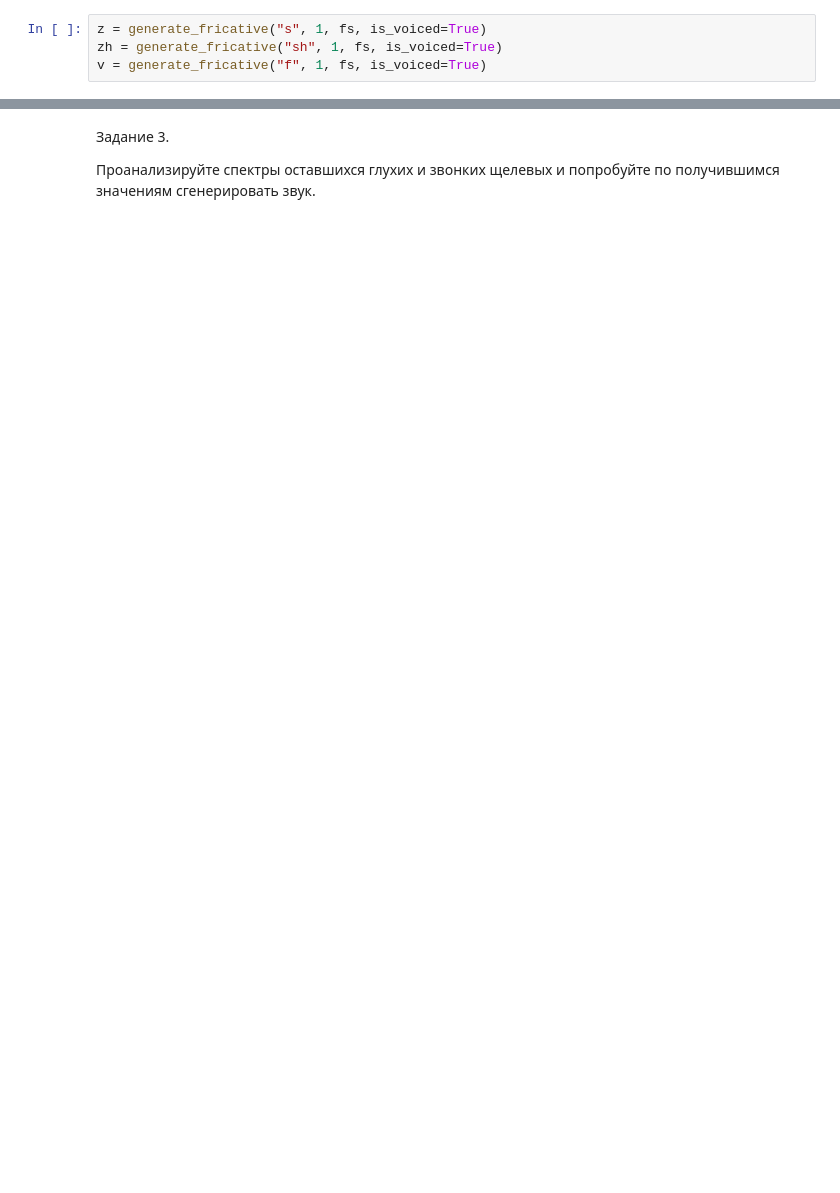
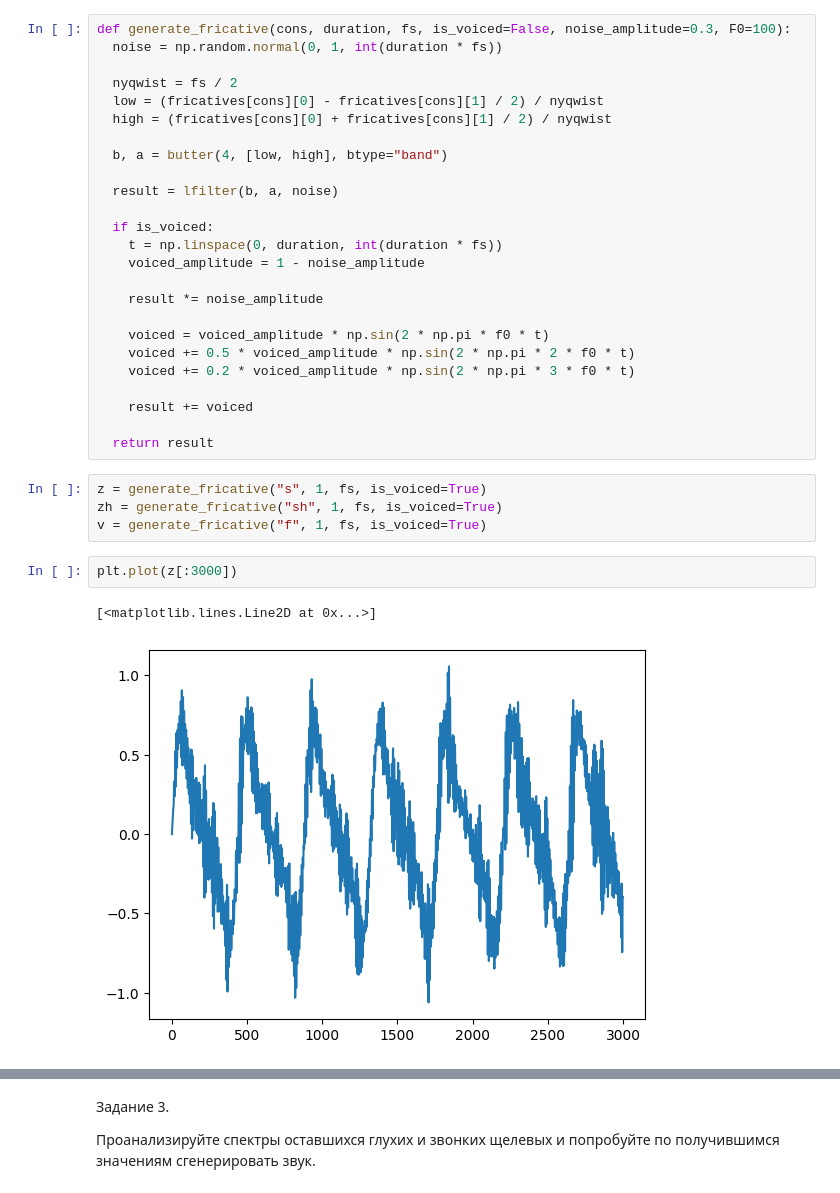
Before and after one commit to phonetics-spbu/phonetics-spbu.github.io, a Jupyter notebook: public/courses/linear_models/ipynb/fricatives.ipynb, the cells around one changed output, grey strips where cells are left out. Cells and saved outputs as stored; diff of their text form; blank space fills up the shorter version.

```diff
--- a/public/courses/linear_models/ipynb/fricatives.ipynb
+++ b/public/courses/linear_models/ipynb/fricatives.ipynb
@@ -68,6 +66,36 @@ def generate_fricative(cons, duration, fs, is_voiced=False, noise_amplitude=0.3,
+# %%
+def generate_fricative(cons, duration, fs, is_voiced=False, noise_amplitude=0.3, F0=100):
+  noise = np.random.normal(0, 1, int(duration * fs))
+
+  nyqwist = fs / 2
+  low = (fricatives[cons][0] - fricatives[cons][1] / 2) / nyqwist
+  high = (fricatives[cons][0] + fricatives[cons][1] / 2) / nyqwist
+
+  b, a = butter(4, [low, high], btype="band")
+
+  result = lfilter(b, a, noise)
+
+  if is_voiced:
+    t = np.linspace(0, duration, int(duration * fs))
+    voiced_amplitude = 1 - noise_amplitude
+
+    result *= noise_amplitude
+
+    voiced = voiced_amplitude * np.sin(2 * np.pi * f0 * t)
+    voiced += 0.5 * voiced_amplitude * np.sin(2 * np.pi * 2 * f0 * t)
+    voiced += 0.2 * voiced_amplitude * np.sin(2 * np.pi * 3 * f0 * t)
+
+    result += voiced
+
+  return result
 # %%
 z = generate_fricative("s", 1, fs, is_voiced=True)
 zh = generate_fricative("sh", 1, fs, is_voiced=True)
 v = generate_fricative("f", 1, fs, is_voiced=True)
+# %%
+plt.plot(z[:3000])
+# %% [output]
+[<matplotlib.lines.Line2D at 0x...>]
+[figure, added]
 # %%
 Audio(z, rate=fs)
```
Also changed, not shown: parts of 5 cells of this notebook.
